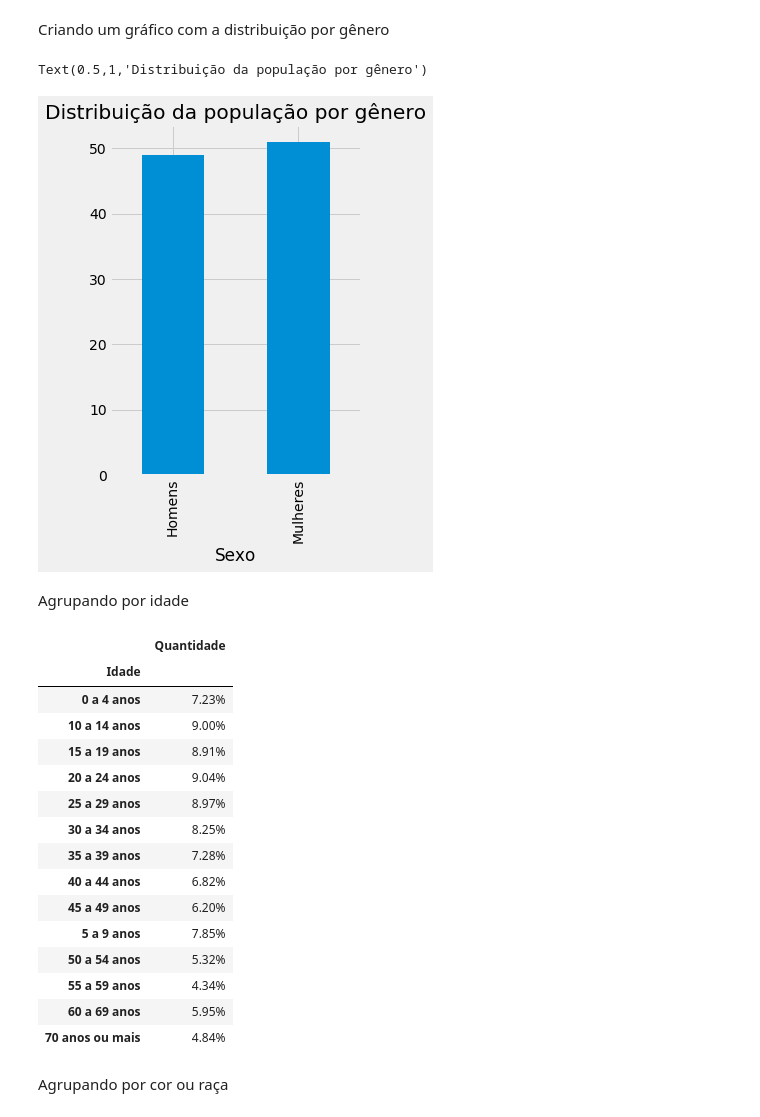
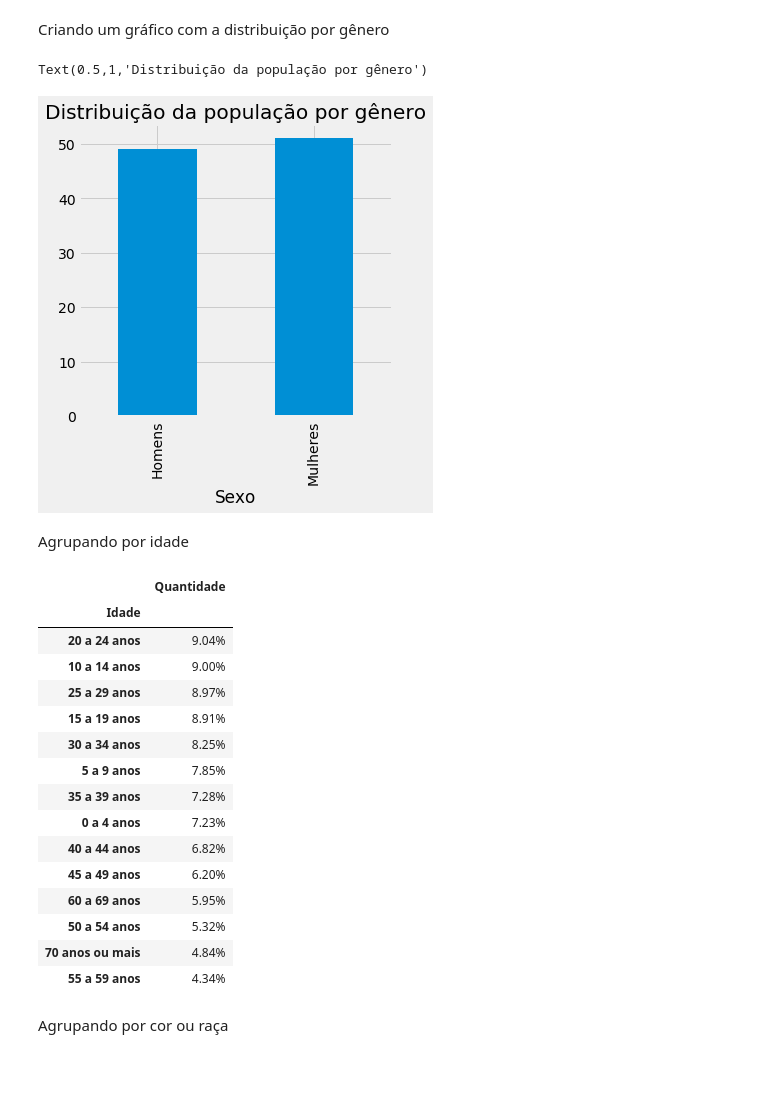
Before and after one commit to pyladiespb-org/minicurso-analise-descritiva-dados-abertos, a Jupyter notebook: AnalisePopulacao.ipynb, the cells around one changed output. Cells and saved outputs as stored; diff of their text form; code cells hidden in the pictures; blank space fills up the shorter version.

```diff
--- a/AnalisePopulacao.ipynb
+++ b/AnalisePopulacao.ipynb
@@ -192,16 +197,16 @@ Exemplos de [gráficos com matplotlib](https://matplotlib.org/devdocs/gallery/in
 # %% [markdown]
 Criando um gráfico com a distribuição por gênero
 # %%
-plt.rcParams['figure.figsize'] = (4, 6)
+plt.rcParams['figure.figsize'] = (5, 5)
 genero_porcentagem.plot(kind='bar', legend=None)
 plt.title('Distribuição da população por gênero')
 # %% [output]
 Text(0.5,1,'Distribuição da população por gênero')
-[figure, old version]
+[figure, new version]
 # %% [markdown]
 Agrupando por idade
 # %%
-idade = populacao.groupby('Idade').sum()
+idade = populacao.groupby('Idade').sum().sort_values('Quantidade', ascending=False)
 
 idade = idade['Quantidade']/sum(idade['Quantidade'])*100
 
@@ -213,20 +218,20 @@ idade.style.format({
 # %% [output]
 |  | Quantidade |
 | Idade |  |
+| 20 a 24 anos | 9.04% |
+| 10 a 14 anos | 9.00% |
+| 25 a 29 anos | 8.97% |
+| 15 a 19 anos | 8.91% |
+| 30 a 34 anos | 8.25% |
+| 5 a 9 anos | 7.85% |
+| 35 a 39 anos | 7.28% |
 | 0 a 4 anos | 7.23% |
-| 10 a 14 anos | 9.00% |
-| 15 a 19 anos | 8.91% |
-| 20 a 24 anos | 9.04% |
-| 25 a 29 anos | 8.97% |
-| 30 a 34 anos | 8.25% |
-| 35 a 39 anos | 7.28% |
 | 40 a 44 anos | 6.82% |
 | 45 a 49 anos | 6.20% |
-| 5 a 9 anos | 7.85% |
+| 60 a 69 anos | 5.95% |
 | 50 a 54 anos | 5.32% |
+| 70 anos ou mais | 4.84% |
 | 55 a 59 anos | 4.34% |
-| 60 a 69 anos | 5.95% |
-| 70 anos ou mais | 4.84% |
 # %% [markdown]
 Agrupando por cor ou raça
 # %%
```
Also changed, not shown: parts of 15 cells of this notebook, 1 other file.
